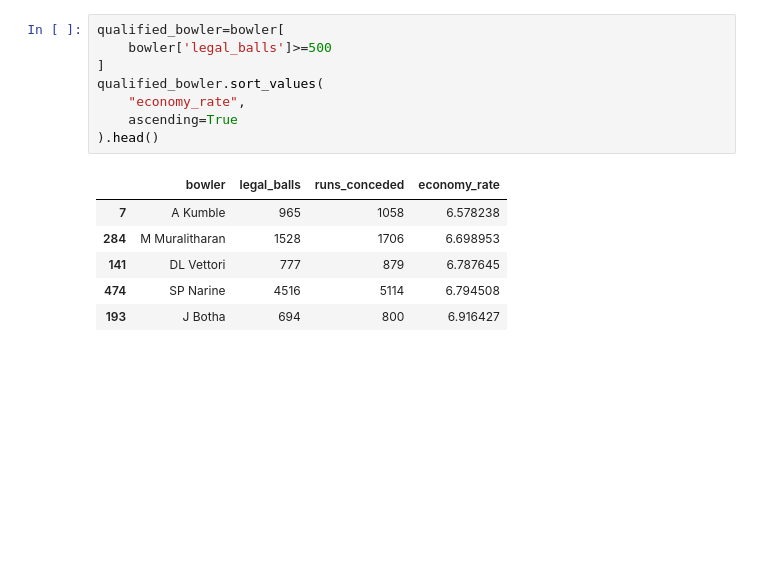
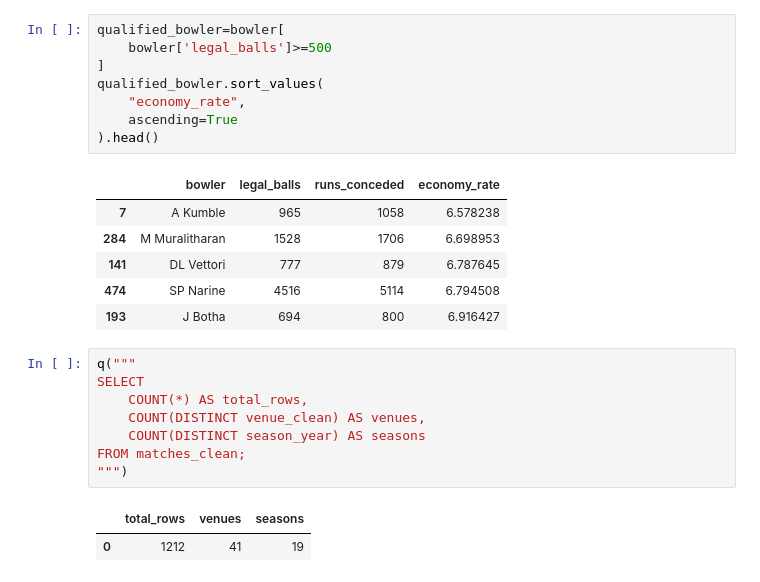
Before and after one commit to FathimaFarhana6852/ipl-cricket-analytics, a Jupyter notebook: notebooks/02_preparation.ipynb, the cells around one changed output. Saved outputs shown, nothing was run; the diff lists cells and outputs as text; blank space fills up the shorter version.

```diff
--- a/notebooks/02_preparation.ipynb
+++ b/notebooks/02_preparation.ipynb
@@ -836,3 +836,14 @@ qualified_bowler.sort_values(
 | 141 | DL Vettori | 777 | 879 | 6.787645 |
 | 474 | SP Narine | 4516 | 5114 | 6.794508 |
 | 193 | J Botha | 694 | 800 | 6.916427 |
+# %%
+q("""
+SELECT
+    COUNT(*) AS total_rows,
+    COUNT(DISTINCT venue_clean) AS venues,
+    COUNT(DISTINCT season_year) AS seasons
+FROM matches_clean;
+""")
+# %% [output]
+|  | total_rows | venues | seasons |
+| 0 | 1212 | 41 | 19 |
```
Also changed, not shown: 5 other files.
